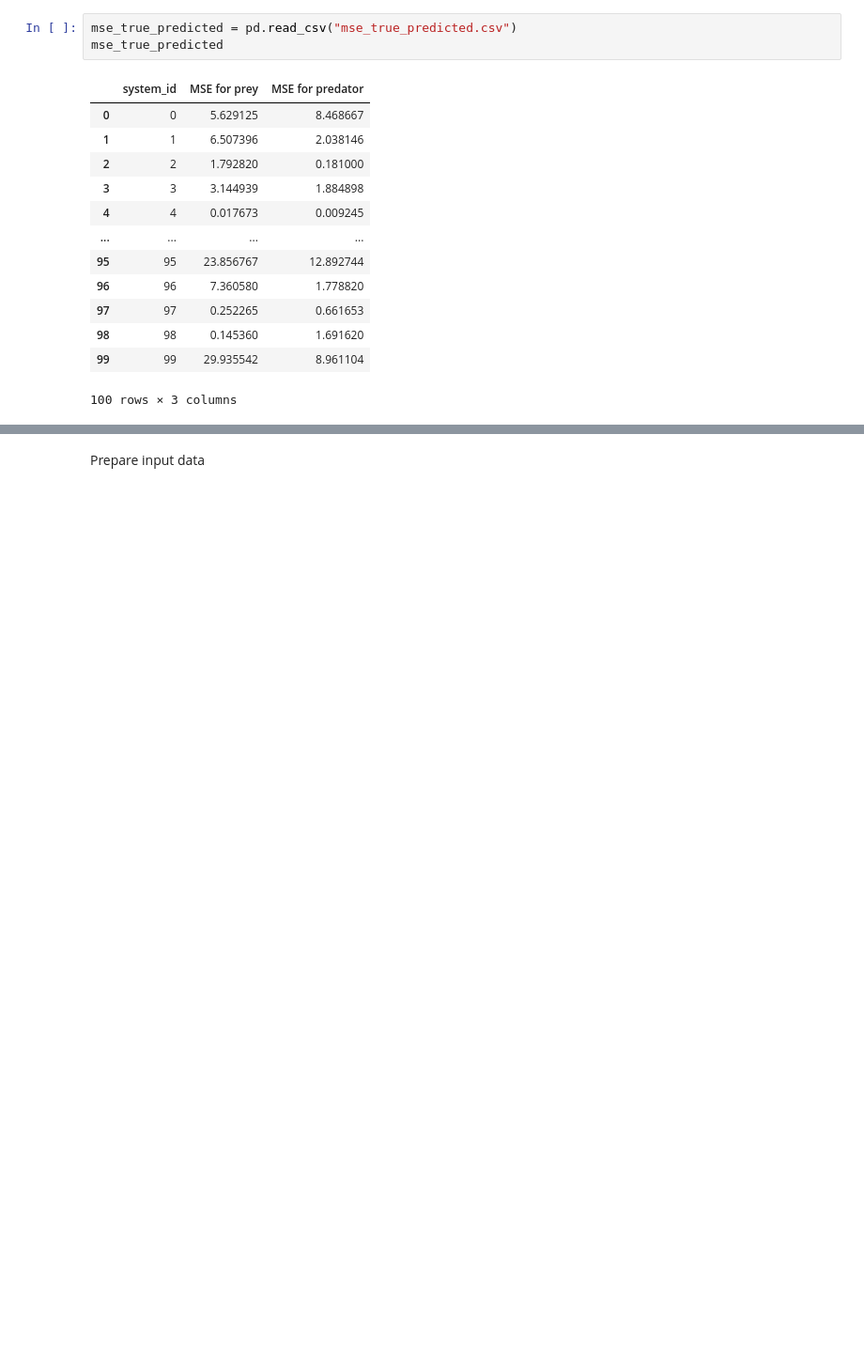
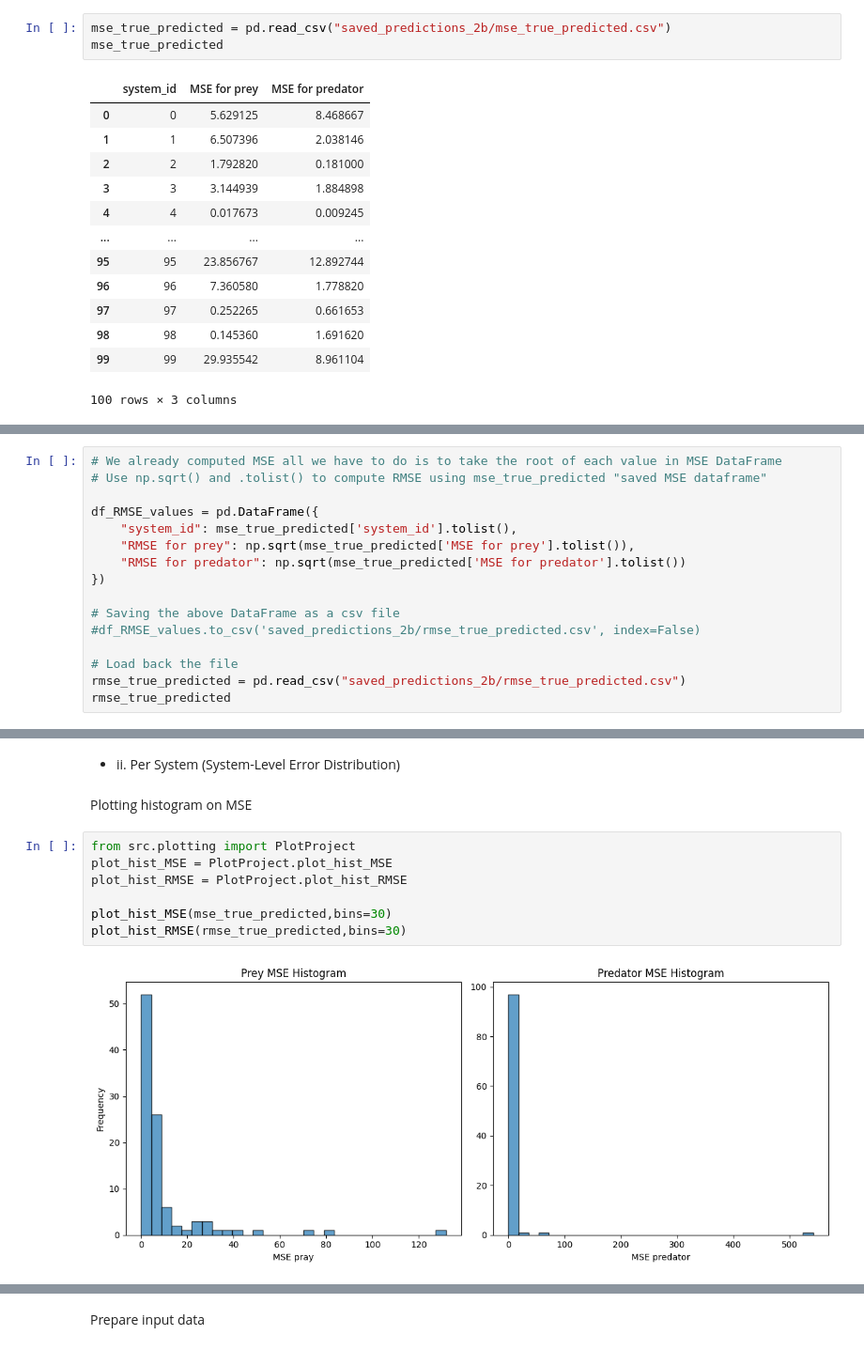
Before and after one commit to MatteoMancini01/M2_Cw, a Jupyter notebook: notebook.ipynb, the cells around one changed output, grey strips where cells are left out. Shown at 94% size. Cells and saved outputs as stored; diff of their text form; blank space fills up the shorter version.

```diff
--- a/notebook.ipynb
+++ b/notebook.ipynb
@@ -684,7 +664,7 @@ Save the above table as a `csv` file using `pandas`
 # %% [markdown]
 Load `mse_true_predicted` back
 # %%
-mse_true_predicted = pd.read_csv("mse_true_predicted.csv")
+mse_true_predicted = pd.read_csv("saved_predictions_2b/mse_true_predicted.csv")
 mse_true_predicted
 # %% [output]
 |  | system_id | MSE for prey | MSE for predator |
@@ -745,0 +692,16 @@ plt.show()
+# %%
+# We already computed MSE all we have to do is to take the root of each value in MSE DataFrame
+# Use np.sqrt() and .tolist() to compute RMSE using mse_true_predicted "saved MSE dataframe"
+
+df_RMSE_values = pd.DataFrame({
+    "system_id": mse_true_predicted['system_id'].tolist(),
+    "RMSE for prey": np.sqrt(mse_true_predicted['MSE for prey'].tolist()),
+    "RMSE for predator": np.sqrt(mse_true_predicted['MSE for predator'].tolist())
+})
+
+# Saving the above DataFrame as a csv file
+#df_RMSE_values.to_csv('saved_predictions_2b/rmse_true_predicted.csv', index=False)
+
+# Load back the file
+rmse_true_predicted = pd.read_csv("saved_predictions_2b/rmse_true_predicted.csv")
+rmse_true_predicted
@@ -745,0 +778,13 @@ plt.show()
+# %% [markdown]
+- ii. Per System (System-Level Error Distribution)
+# %% [markdown]
+Plotting histogram on MSE
+# %%
+from src.plotting import PlotProject
+plot_hist_MSE = PlotProject.plot_hist_MSE
+plot_hist_RMSE = PlotProject.plot_hist_RMSE
+
+plot_hist_MSE(mse_true_predicted,bins=30)
+plot_hist_RMSE(rmse_true_predicted,bins=30)
+# %% [output]
+[figure, added]
```
Also changed, not shown: parts of 23 cells of this notebook, 5 other files.
